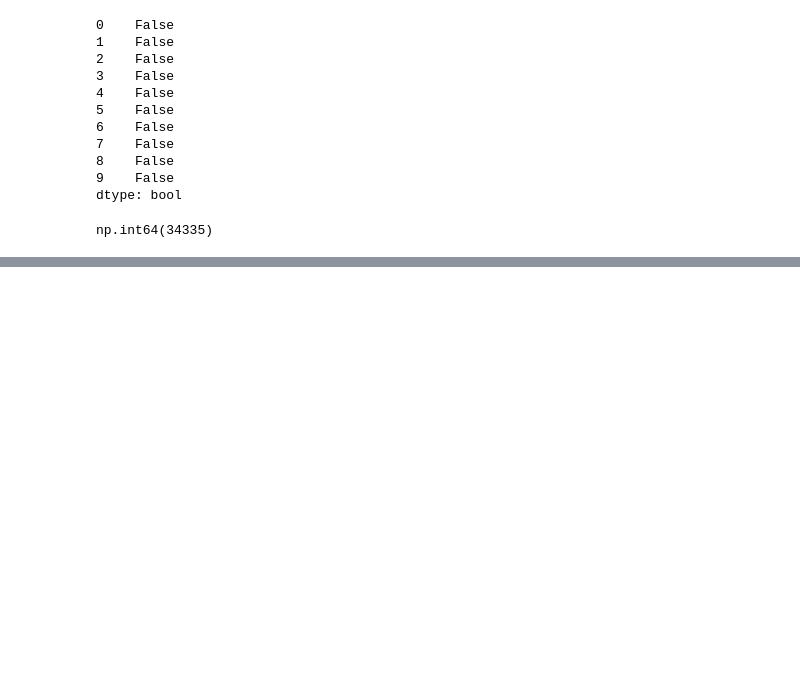
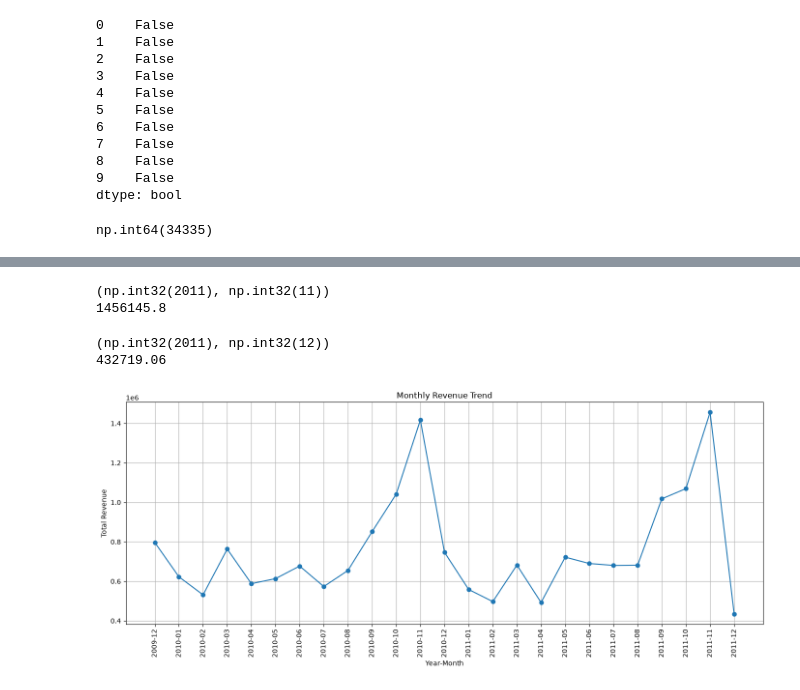
Before and after one commit to VedantWagh57/Project, a Jupyter notebook: E-Commerce_Analysis.ipynb, the cells around one changed output, grey strips where cells are left out. Drawn from its saved outputs; the diff is of its cells as text; code cells hidden in the pictures; blank space fills up the shorter version.

```diff
--- a/E-Commerce_Analysis.ipynb
+++ b/E-Commerce_Analysis.ipynb
@@ -237,0 +393,3 @@ np.int64(34335)
+# %%
+#Monthly Sales Analysis.
+monthly_sales = df.groupby(["Year", "Month"])["TotalSales"].sum()
@@ -237,0 +416,43 @@ np.int64(34335)
+# %%
+#highest revenue month
+print(monthly_sales.idxmax())
+print(monthly_sales.max())
+# %% [output]
+(np.int32(2011), np.int32(11))
+1456145.8
+# %%
+#lowest revenue month
+print(monthly_sales.idxmin())
+print(monthly_sales.min())
+# %% [output]
+(np.int32(2011), np.int32(12))
+432719.06
+# %%
+monthly_df = monthly_sales.reset_index()
+# %%
+monthly_df["Year-Month"] = (
+    monthly_df["Year"].astype(str) + "-" +
+    monthly_df["Month"].astype(str).str.zfill(2)
+)
+# %%
+import matplotlib.pyplot as plt
+
+plt.figure(figsize=(14, 6))
+
+plt.plot(
+    monthly_df["Year-Month"],
+    monthly_df["TotalSales"],
+    marker="o"
+)
+
+plt.title("Monthly Revenue Trend")
+plt.xlabel("Year-Month")
+plt.ylabel("Total Revenue")
+
+plt.xticks(rotation=90)
+plt.grid()
+
+plt.tight_layout()
+plt.show()
+# %% [output]
+[figure, added]
```
Also changed, not shown: parts of 38 cells of this notebook, 1 other file.
